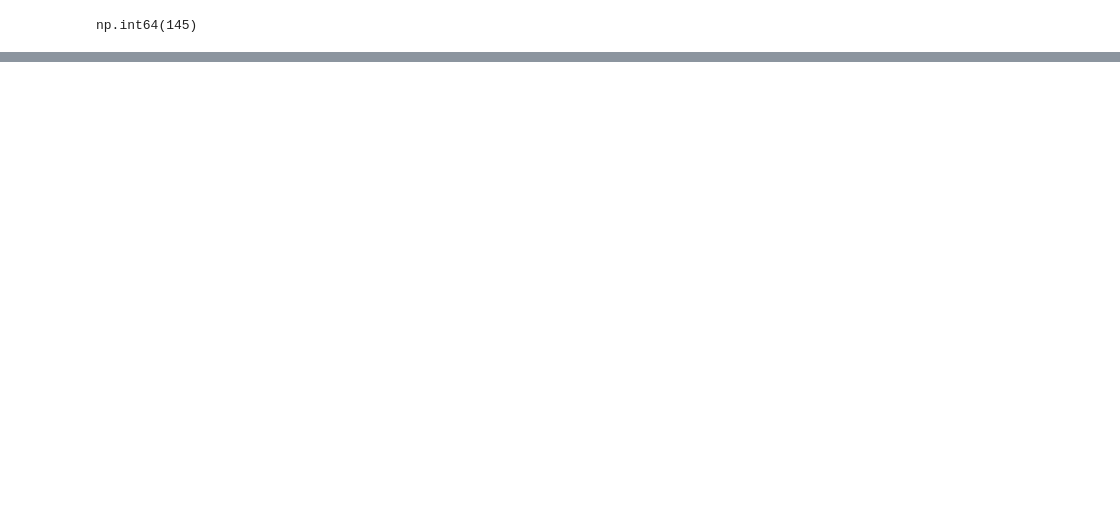
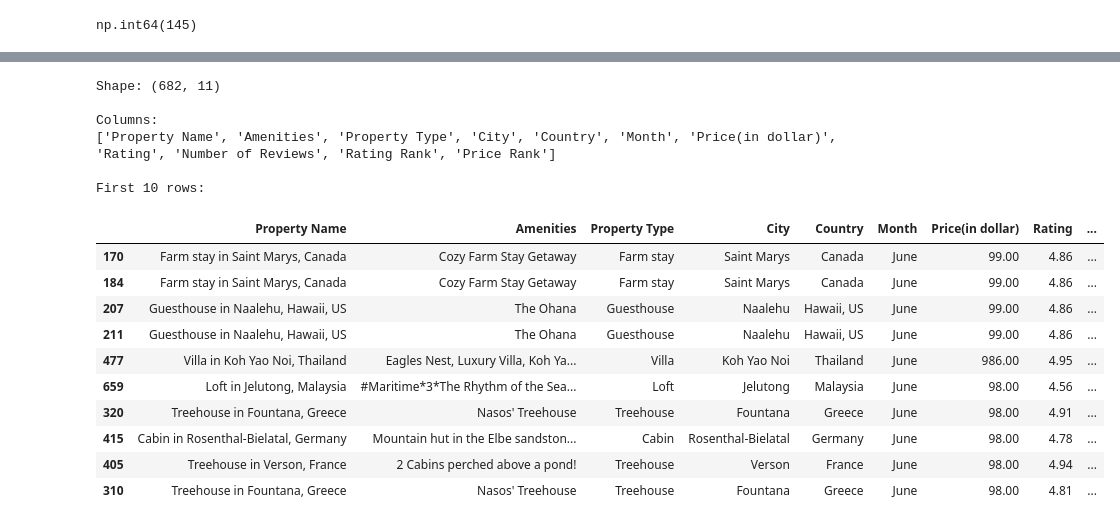
Before and after one commit to jannoelvero/first_project, a Jupyter notebook: notebooks/load and clean data1.ipynb, the cells around one changed output, grey strips where cells are left out. Saved outputs shown, nothing was run; the diff lists cells and outputs as text; code cells hidden in the pictures; blank space fills up the shorter version.

```diff
--- a/notebooks/load and clean data1.ipynb
+++ b/notebooks/load and clean data1.ipynb
@@ -723,0 +669,4 @@ airbnb.sort_values(
+# %%
+pd.set_option("display.max_rows", None)
+
+display(location_check)
@@ -723,0 +691,26 @@ airbnb.sort_values(
+# %%
+print("Shape:", airbnb.shape)
+
+print("\nColumns:")
+print(airbnb.columns.tolist())
+
+print("\nFirst 10 rows:")
+display(airbnb.head(10))
+# %% [output]
+Shape: (682, 11)
+
+Columns:
+['Property Name', 'Amenities', 'Property Type', 'City', 'Country', 'Month', 'Price(in dollar)', 'Rating', 'Number of Reviews', 'Rating Rank', 'Price Rank']
+
+First 10 rows:
+|  | Property Name | Amenities | Property Type | City | Country | Month | Price(in dollar) | Rating | ... |
+| 170 | Farm stay in Saint Marys, Canada | Cozy Farm Stay Getaway | Farm stay | Saint Marys | Canada | June | 99.00 | 4.86 | ... |
+| 184 | Farm stay in Saint Marys, Canada | Cozy Farm Stay Getaway | Farm stay | Saint Marys | Canada | June | 99.00 | 4.86 | ... |
+| 207 | Guesthouse in Naalehu, Hawaii, US | The Ohana | Guesthouse | Naalehu | Hawaii, US | June | 99.00 | 4.86 | ... |
+| 211 | Guesthouse in Naalehu, Hawaii, US | The Ohana | Guesthouse | Naalehu | Hawaii, US | June | 99.00 | 4.86 | ... |
+| 477 | Villa in Koh Yao Noi, Thailand | Eagles Nest, Luxury Villa, Koh Ya... | Villa | Koh Yao Noi | Thailand | June | 986.00 | 4.95 | ... |
+| 659 | Loft in Jelutong, Malaysia | #Maritime*3*The Rhythm of the Sea... | Loft | Jelutong | Malaysia | June | 98.00 | 4.56 | ... |
+| 320 | Treehouse in Fountana, Greece | Nasos' Treehouse | Treehouse | Fountana | Greece | June | 98.00 | 4.91 | ... |
+| 415 | Cabin in Rosenthal-Bielatal, Germany | Mountain hut in the Elbe sandston... | Cabin | Rosenthal-Bielatal | Germany | June | 98.00 | 4.78 | ... |
+| 405 | Treehouse in Verson, France | 2 Cabins perched above a pond! | Treehouse | Verson | France | June | 98.00 | 4.94 | ... |
+| 310 | Treehouse in Fountana, Greece | Nasos' Treehouse | Treehouse | Fountana | Greece | June | 98.00 | 4.81 | ... |
```
Also changed, not shown: parts of 30 cells of this notebook, 4 other files.
